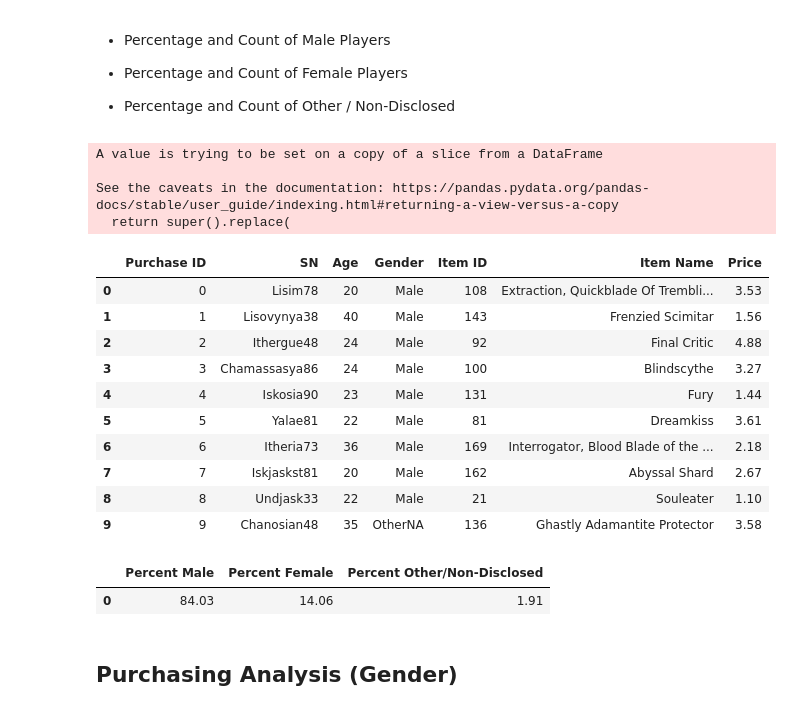
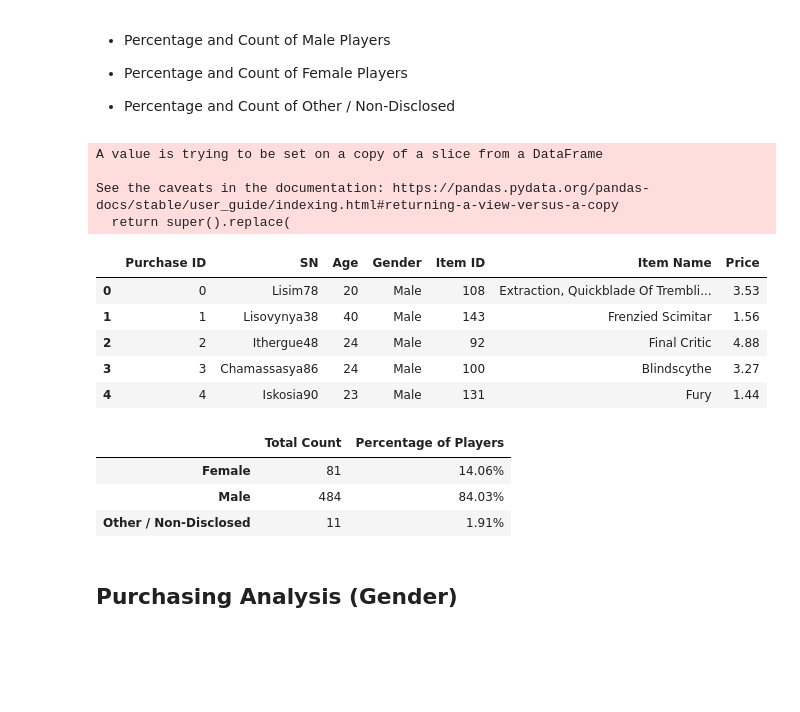
Before and after one commit to c-daily/pandas-challenge, a Jupyter notebook: HeroesOfPymoli_starter.ipynb, the cells around one changed output. Drawn from its saved outputs; the diff is of its cells as text; code cells hidden in the pictures; blank space fills up the shorter version.

```diff
--- a/HeroesOfPymoli_starter.ipynb
+++ b/HeroesOfPymoli_starter.ipynb
@@ -85,20 +83,15 @@ drop_duplicate_df = purchase_data.drop_duplicates(subset=['SN'])
 # %%
 #Replace Other/Non-Disclosed into OtherNA to get rid of divisor character
 drop_duplicate_df['Gender'].replace({'Other / Non-Disclosed': 'OtherNA'}, inplace=True)
-drop_duplicate_df.head(10)
+drop_duplicate_df.head()
 # %% [output]
 A value is trying to be set on a copy of a slice from a DataFrame
 
 See the caveats in the documentation: https://pandas.pydata.org/pandas-docs/stable/user_guide/indexing.html#returning-a-view-versus-a-copy
   return super().replace(
 |  | Purchase ID | SN | Age | Gender | Item ID | Item Name | Price |
 | 0 | 0 | Lisim78 | 20 | Male | 108 | Extraction, Quickblade Of Trembli... | 3.53 |
 | 1 | 1 | Lisovynya38 | 40 | Male | 143 | Frenzied Scimitar | 1.56 |
 | 2 | 2 | Ithergue48 | 24 | Male | 92 | Final Critic | 4.88 |
 | 3 | 3 | Chamassasya86 | 24 | Male | 100 | Blindscythe | 3.27 |
 | 4 | 4 | Iskosia90 | 23 | Male | 131 | Fury | 1.44 |
-| 5 | 5 | Yalae81 | 22 | Male | 81 | Dreamkiss | 3.61 |
-| 6 | 6 | Itheria73 | 36 | Male | 169 | Interrogator, Blood Blade of the ... | 2.18 |
-| 7 | 7 | Iskjaskst81 | 20 | Male | 162 | Abyssal Shard | 2.67 |
-| 8 | 8 | Undjask33 | 22 | Male | 21 | Souleater | 1.10 |
-| 9 | 9 | Chanosian48 | 35 | OtherNA | 136 | Ghastly Adamantite Protector | 3.58 |
@@ -117,11 +98,23 @@ pct_other = (total_other/total_players) * 100
-# %%
-gender_dems_df = pd.DataFrame({'Percent Male': round(pct_male,2),
-                               'Percent Female': round(pct_female,2),
-                               'Percent Other/Non-Disclosed': round(pct_other,2)}, index = [0])
-gender_dems_df
-# %% [output]
-|  | Percent Male | Percent Female | Percent Other/Non-Disclosed |
-| 0 | 84.03 | 14.06 | 1.91 |
+# %%
+#Group by gender and count gender group totals
+gender_group = purchase_data.groupby('Gender')
+gender_count = gender_group.nunique()['SN']
+
+#Calculate percentages for dataframe
+pct_gender = gender_count/total_players * 100
+
+#Create dataframe
+gender_dems_df = pd.DataFrame({'Total Count': gender_count,
+                               'Percentage of Players': pct_gender}, index=None)
+
+#Format dataframe
+gender_dems_df = gender_dems_df.rename_axis(index=None)
+gender_dems_df.style.format({'Percentage of Players': '{:,.2f}%'})
+# %% [output]
+|  | Total Count | Percentage of Players |
+| Female | 81 | 14.06% |
+| Male | 484 | 84.03% |
+| Other / Non-Disclosed | 11 | 1.91% |
 # %% [markdown]
 
 ## Purchasing Analysis (Gender)
```
Also changed, not shown: parts of 9 cells of this notebook, 1 other file.
